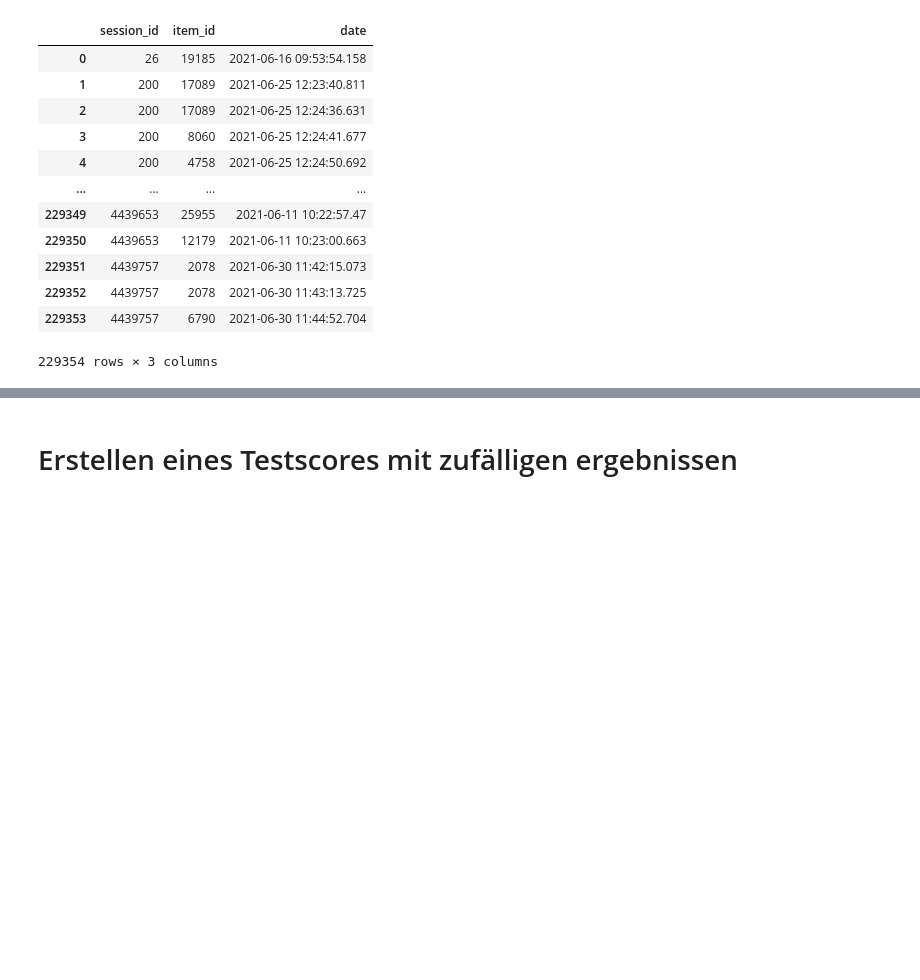
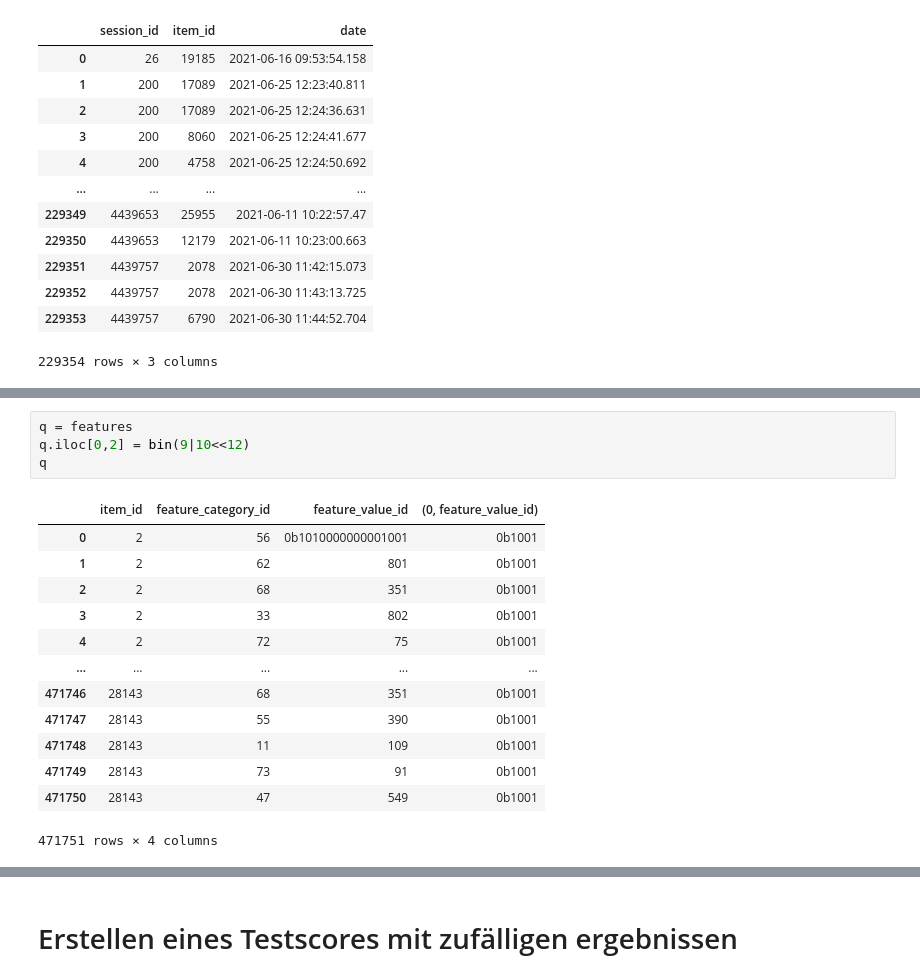
Before and after one commit to Ananassio/Data-Science_lab, a Jupyter notebook: Project/Data.ipynb, the cells around one changed output, grey strips where cells are left out. Cells and saved outputs as stored; diff of their text form; blank space fills up the shorter version.

```diff
--- a/Project/Data.ipynb
+++ b/Project/Data.ipynb
@@ -474,0 +306,18 @@ test_sessions
+# %%
+q = features
+q.iloc[0,2] = bin(9|10<<12)
+q
+# %% [output]
+|  | item_id | feature_category_id | feature_value_id | (0, feature_value_id) |
+| 0 | 2 | 56 | 0b1010000000001001 | 0b1001 |
+| 1 | 2 | 62 | 801 | 0b1001 |
+| 2 | 2 | 68 | 351 | 0b1001 |
+| 3 | 2 | 33 | 802 | 0b1001 |
+| 4 | 2 | 72 | 75 | 0b1001 |
+| ... | ... | ... | ... | ... |
+| 471746 | 28143 | 68 | 351 | 0b1001 |
+| 471747 | 28143 | 55 | 390 | 0b1001 |
+| 471748 | 28143 | 11 | 109 | 0b1001 |
+| 471749 | 28143 | 73 | 91 | 0b1001 |
+| 471750 | 28143 | 47 | 549 | 0b1001 |
+471751 rows × 4 columns
```
Also changed, not shown: parts of 59 cells of this notebook.
